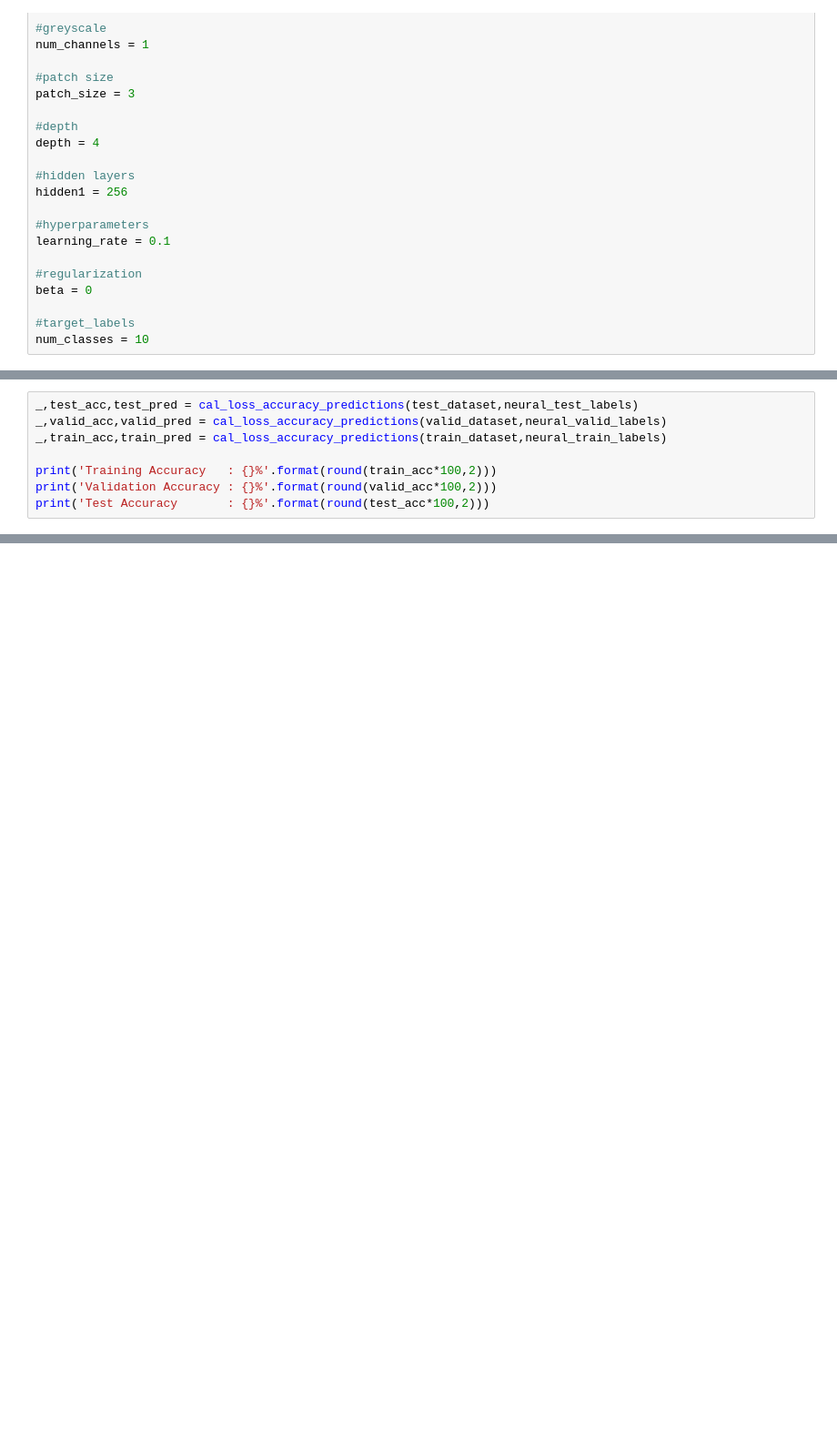
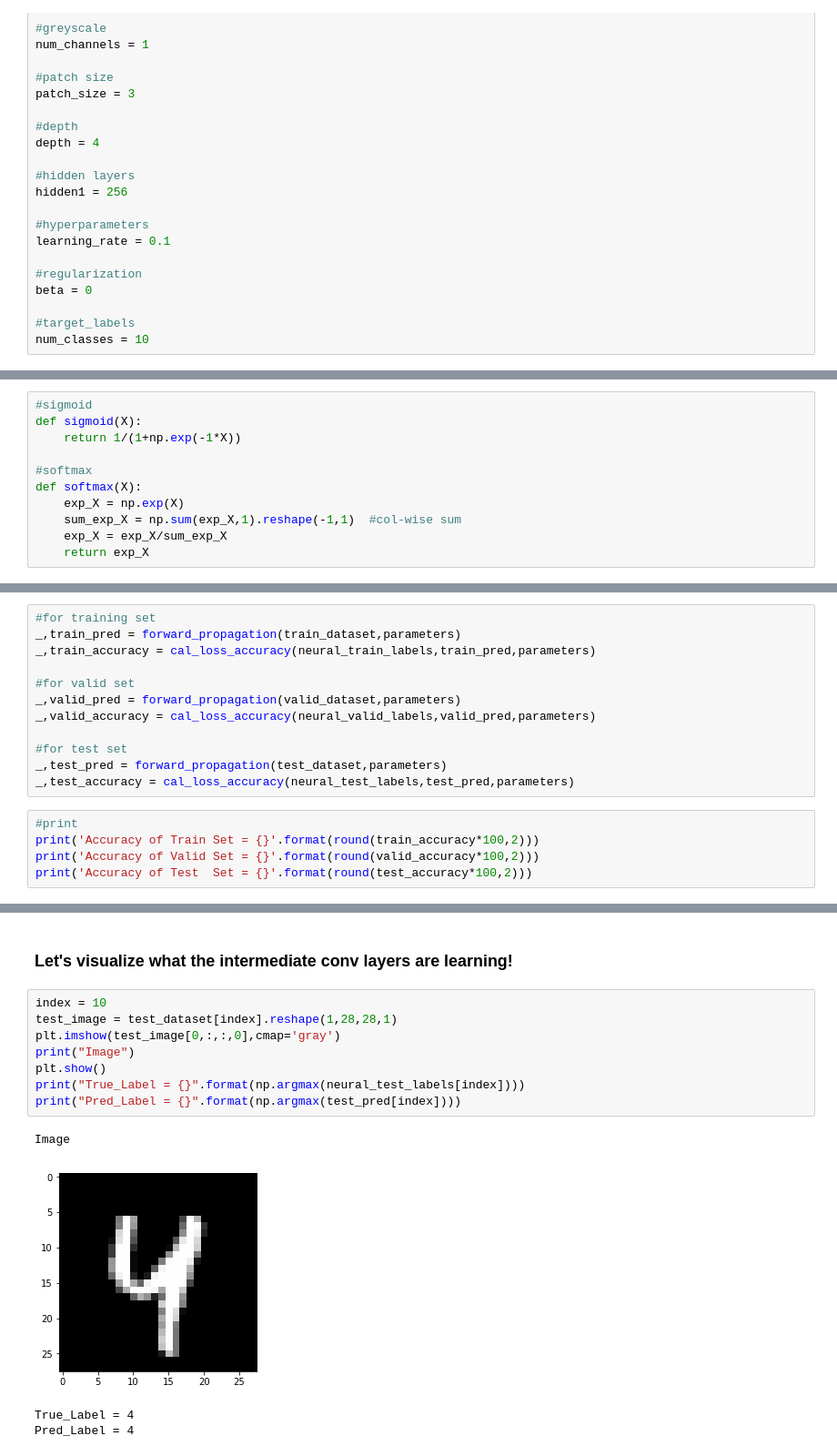
Before and after one commit to navjindervirdee/neural-networks, a Jupyter notebook: Convolutional Neural Network/ConvolutionalNeuralNetwork.ipynb, the cells around one changed output, grey strips where cells are left out. Shown: that part at 91% size. Cells and saved outputs as stored; diff of their text form; blank space fills up the shorter version.

```diff
--- a/Convolutional Neural Network/ConvolutionalNeuralNetwork.ipynb
+++ b/Convolutional Neural Network/ConvolutionalNeuralNetwork.ipynb
@@ -113,0 +186,11 @@ num_classes = 10
+# %%
+#sigmoid
+def sigmoid(X):
+    return 1/(1+np.exp(-1*X))
+
+#softmax
+def softmax(X):
+    exp_X = np.exp(X)
+    sum_exp_X = np.sum(exp_X,1).reshape(-1,1)  #col-wise sum
+    exp_X = exp_X/sum_exp_X
+    return exp_X
@@ -323,9 +573,18 @@ Accuracy : 95.000000%
+# %%
+#for training set
+_,train_pred = forward_propagation(train_dataset,parameters)
+_,train_accuracy = cal_loss_accuracy(neural_train_labels,train_pred,parameters)
+
+#for valid set
+_,valid_pred = forward_propagation(valid_dataset,parameters)
+_,valid_accuracy = cal_loss_accuracy(neural_valid_labels,valid_pred,parameters)
+
+#for test set
+_,test_pred = forward_propagation(test_dataset,parameters)
+_,test_accuracy = cal_loss_accuracy(neural_test_labels,test_pred,parameters)
 # %%
-_,test_acc,test_pred = cal_loss_accuracy_predictions(test_dataset,neural_test_labels)
-_,valid_acc,valid_pred = cal_loss_accuracy_predictions(valid_dataset,neural_valid_labels)
-_,train_acc,train_pred = cal_loss_accuracy_predictions(train_dataset,neural_train_labels)
-
-print('Training Accuracy   : {}%'.format(round(train_acc*100,2)))
-print('Validation Accuracy : {}%'.format(round(valid_acc*100,2)))
-print('Test Accuracy       : {}%'.format(round(test_acc*100,2)))
+#print
+print('Accuracy of Train Set = {}'.format(round(train_accuracy*100,2)))
+print('Accuracy of Valid Set = {}'.format(round(valid_accuracy*100,2)))
+print('Accuracy of Test  Set = {}'.format(round(test_accuracy*100,2)))
 # %% [output]
@@ -334,0 +623,15 @@ Test Accuracy       : 85.99%
+# %% [markdown]
+### Let's  visualize what the intermediate conv layers are learning!
+# %%
+index = 10
+test_image = test_dataset[index].reshape(1,28,28,1)
+plt.imshow(test_image[0,:,:,0],cmap='gray')
+print("Image")
+plt.show()
+print("True_Label = {}".format(np.argmax(neural_test_labels[index])))
+print("Pred_Label = {}".format(np.argmax(test_pred[index])))
+# %% [output]
+Image
+[figure, added]
+True_Label = 4
+Pred_Label = 4
```
Also changed, not shown: parts of 58 cells of this notebook.
